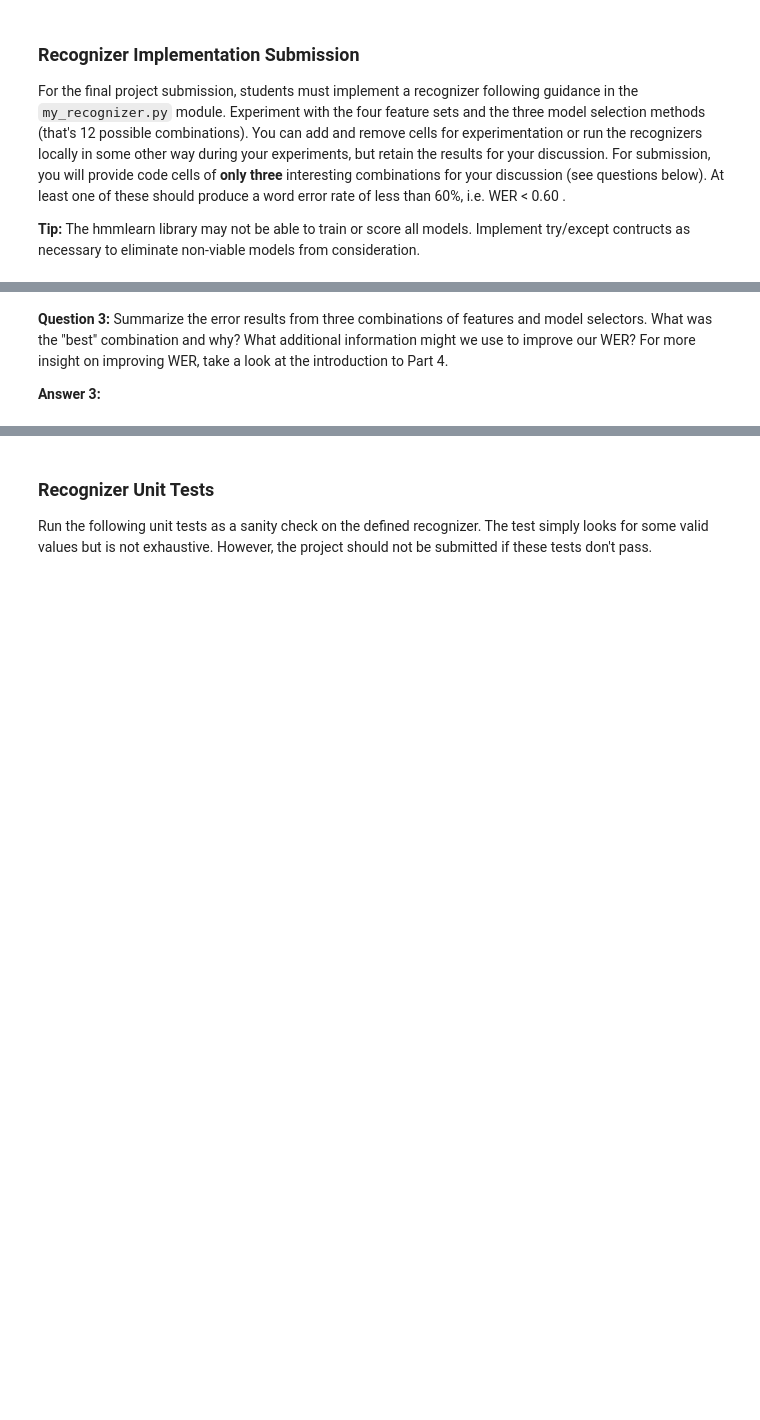
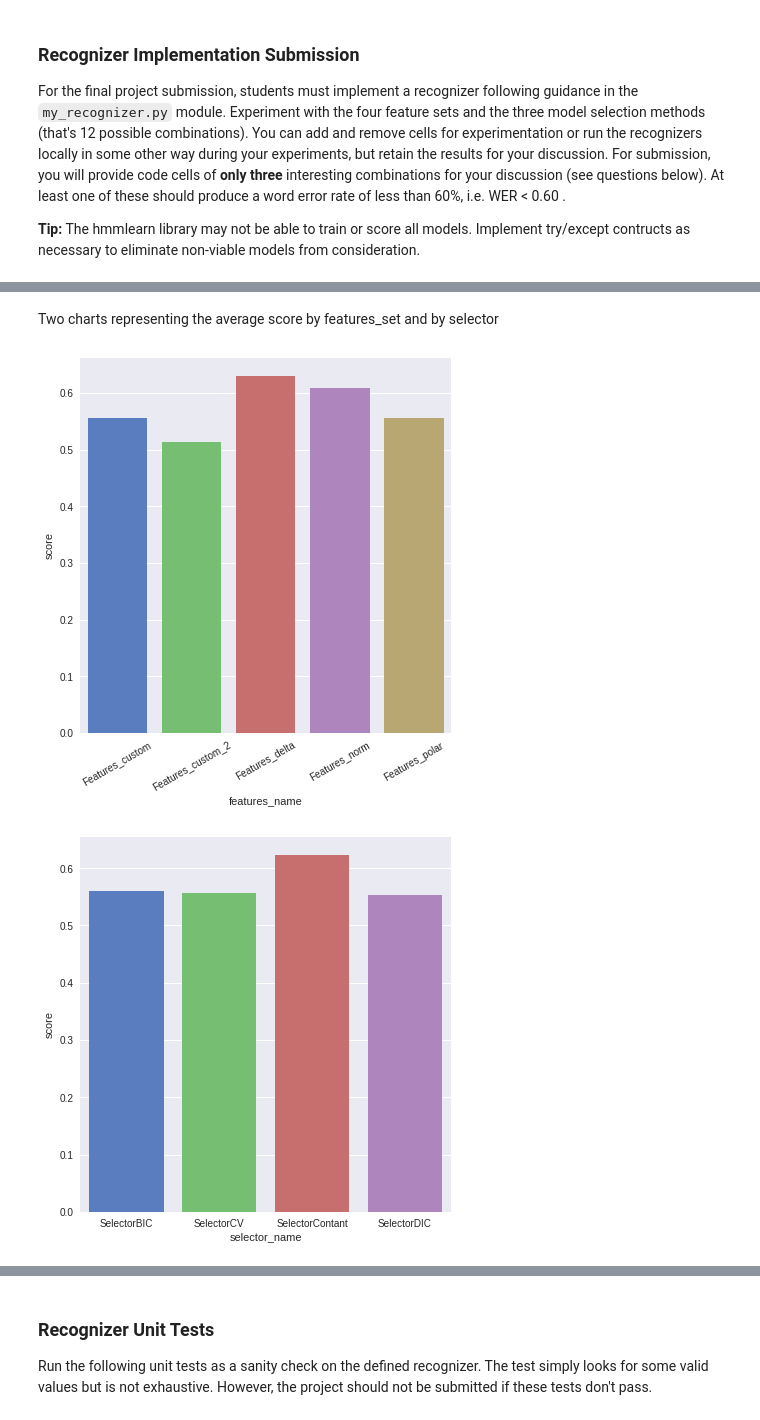
Before and after one commit to rrunix/AIND-Recognizer, a Jupyter notebook: asl_recognizer.ipynb, the cells around one changed output, grey strips where cells are left out. Saved outputs shown, nothing was run; the diff lists cells and outputs as text; code cells hidden in the pictures; blank space fills up the shorter version.

```diff
--- a/asl_recognizer.ipynb
+++ b/asl_recognizer.ipynb
@@ -640,4 +789,19 @@ plt.show()
-# %% [markdown]
-**Question 3:**  Summarize the error results from three combinations of features and model selectors.  What was the "best" combination and why?  What additional information might we use to improve our WER?  For more insight on improving WER, take a look at the introduction to Part 4.
-
-**Answer 3:**
+# %% [markdown]
+Two charts representing the average score by features_set and by selector
+# %%
+features_means = pd.DataFrame(result_df.groupby(['features_name'])['score'].mean()).reset_index()
+selector_means = pd.DataFrame(result_df.groupby(['selector_name'])['score'].mean()).reset_index()
+
+
+g = sns.factorplot(x="features_name", y="score", data=features_means,
+                   size=6, kind="bar", palette="muted")
+
+g.set_xticklabels(rotation=30)
+
+sns.factorplot(x="selector_name", y="score", data=selector_means,
+                   size=6, kind="bar", palette="muted")
+
+plt.show()
+# %% [output]
+[figure, added]
+[figure, added]
```
Also changed, not shown: parts of 38 cells of this notebook, 2 other files.
